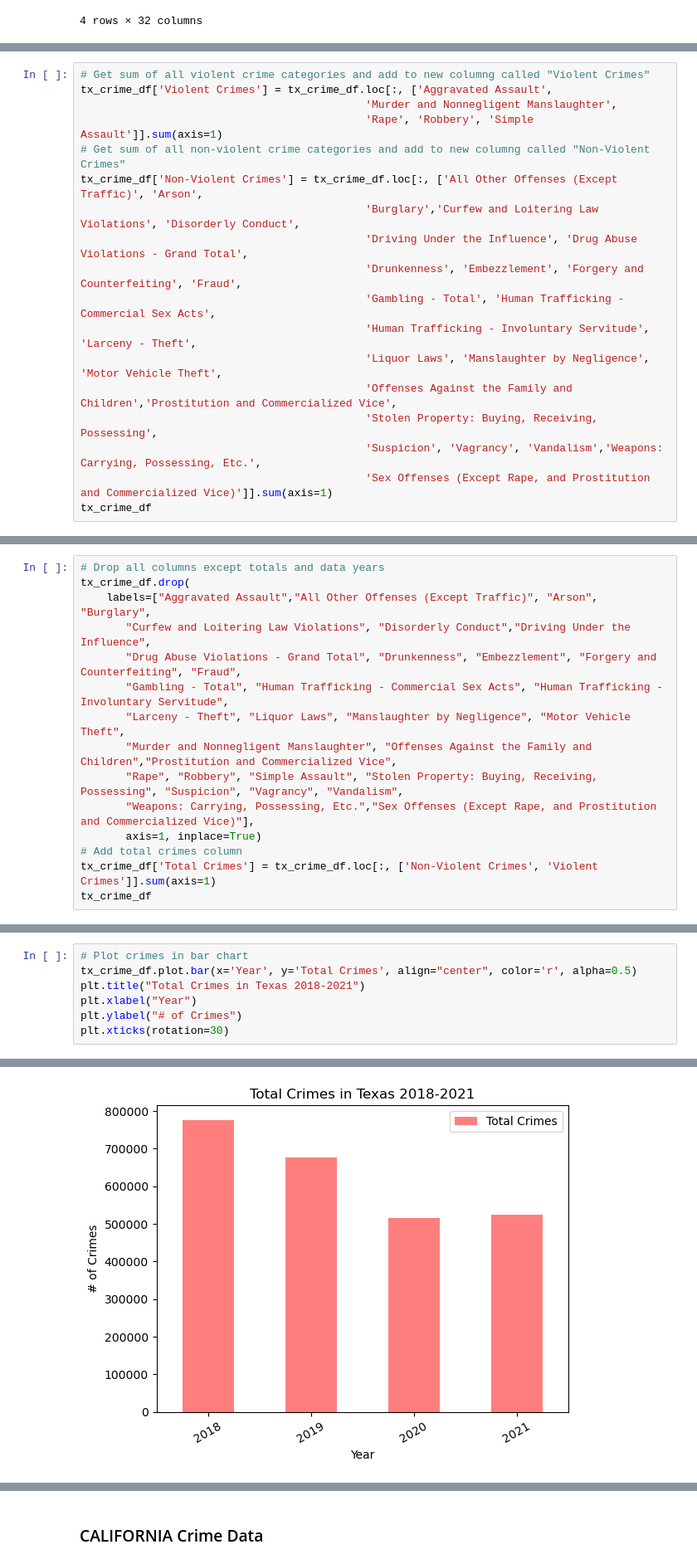
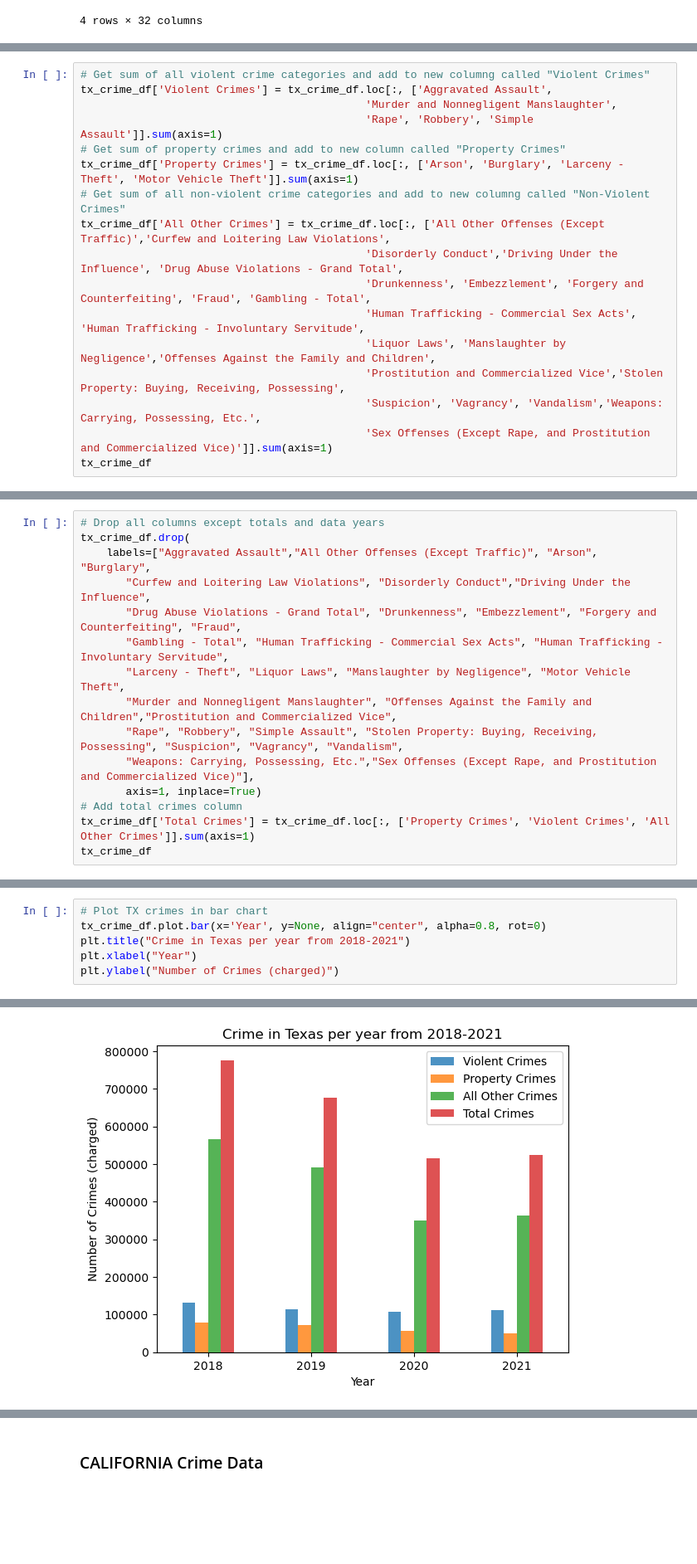
Before and after one commit to drainlm/Personalized-Relocation-Helper-, a Jupyter notebook: code.ipynb, the cells around one changed output, grey strips where cells are left out. Shown: that part at 83% size. Saved outputs shown, nothing was run; the diff lists cells and outputs as text; blank space fills up the shorter version.

Commit message:
crime commit 2

```diff
--- a/code.ipynb
+++ b/code.ipynb
@@ -89,16 +48,15 @@ tx_crime_df.to_csv('file.csv')
 tx_crime_df['Violent Crimes'] = tx_crime_df.loc[:, ['Aggravated Assault',
                                             'Murder and Nonnegligent Manslaughter',
                                             'Rape', 'Robbery', 'Simple Assault']].sum(axis=1)
+# Get sum of property crimes and add to new column called "Property Crimes"
+tx_crime_df['Property Crimes'] = tx_crime_df.loc[:, ['Arson', 'Burglary', 'Larceny - Theft', 'Motor Vehicle Theft']].sum(axis=1)
 # Get sum of all non-violent crime categories and add to new columng called "Non-Violent Crimes"
-tx_crime_df['Non-Violent Crimes'] = tx_crime_df.loc[:, ['All Other Offenses (Except Traffic)', 'Arson',
-                                            'Burglary','Curfew and Loitering Law Violations', 'Disorderly Conduct',
-                                            'Driving Under the Influence', 'Drug Abuse Violations - Grand Total',
-                                            'Drunkenness', 'Embezzlement', 'Forgery and Counterfeiting', 'Fraud',
-                                            'Gambling - Total', 'Human Trafficking - Commercial Sex Acts',
-                                            'Human Trafficking - Involuntary Servitude', 'Larceny - Theft',
-                                            'Liquor Laws', 'Manslaughter by Negligence', 'Motor Vehicle Theft',
-                                            'Offenses Against the Family and Children','Prostitution and Commercialized Vice',
-                                            'Stolen Property: Buying, Receiving, Possessing',
+tx_crime_df['All Other Crimes'] = tx_crime_df.loc[:, ['All Other Offenses (Except Traffic)','Curfew and Loitering Law Violations',
+                                            'Disorderly Conduct','Driving Under the Influence', 'Drug Abuse Violations - Grand Total',
+                                            'Drunkenness', 'Embezzlement', 'Forgery and Counterfeiting', 'Fraud', 'Gambling - Total',
+                                            'Human Trafficking - Commercial Sex Acts', 'Human Trafficking - Involuntary Servitude',
+                                            'Liquor Laws', 'Manslaughter by Negligence','Offenses Against the Family and Children',
+                                            'Prostitution and Commercialized Vice','Stolen Property: Buying, Receiving, Possessing',
                                             'Suspicion', 'Vagrancy', 'Vandalism','Weapons: Carrying, Possessing, Etc.',
                                             'Sex Offenses (Except Rape, and Prostitution and Commercialized Vice)']].sum(axis=1)
 tx_crime_df
@@ -122,6 +80,6 @@ tx_crime_df.drop(
        "Weapons: Carrying, Possessing, Etc.","Sex Offenses (Except Rape, and Prostitution and Commercialized Vice)"],
        axis=1, inplace=True)
 # Add total crimes column
-tx_crime_df['Total Crimes'] = tx_crime_df.loc[:, ['Non-Violent Crimes', 'Violent Crimes']].sum(axis=1)
+tx_crime_df['Total Crimes'] = tx_crime_df.loc[:, ['Property Crimes', 'Violent Crimes', 'All Other Crimes']].sum(axis=1)
 tx_crime_df
 # %% [output]
@@ -133,8 +91,7 @@ tx_crime_df
 # %%
-# Plot crimes in bar chart
-tx_crime_df.plot.bar(x='Year', y='Total Crimes', align="center", color='r', alpha=0.5)
-plt.title("Total Crimes in Texas 2018-2021")
+# Plot TX crimes in bar chart
+tx_crime_df.plot.bar(x='Year', y=None, align="center", alpha=0.8, rot=0)
+plt.title("Crime in Texas per year from 2018-2021")
 plt.xlabel("Year")
-plt.ylabel("# of Crimes")
-plt.xticks(rotation=30)
+plt.ylabel("Number of Crimes (charged)")
 # %% [output]
@@ -146 +99 @@ plt.xticks(rotation=30)
-[figure, old version]
+[figure, new version]
```
Also changed, not shown: parts of 23 cells of this notebook, 1 other file.
